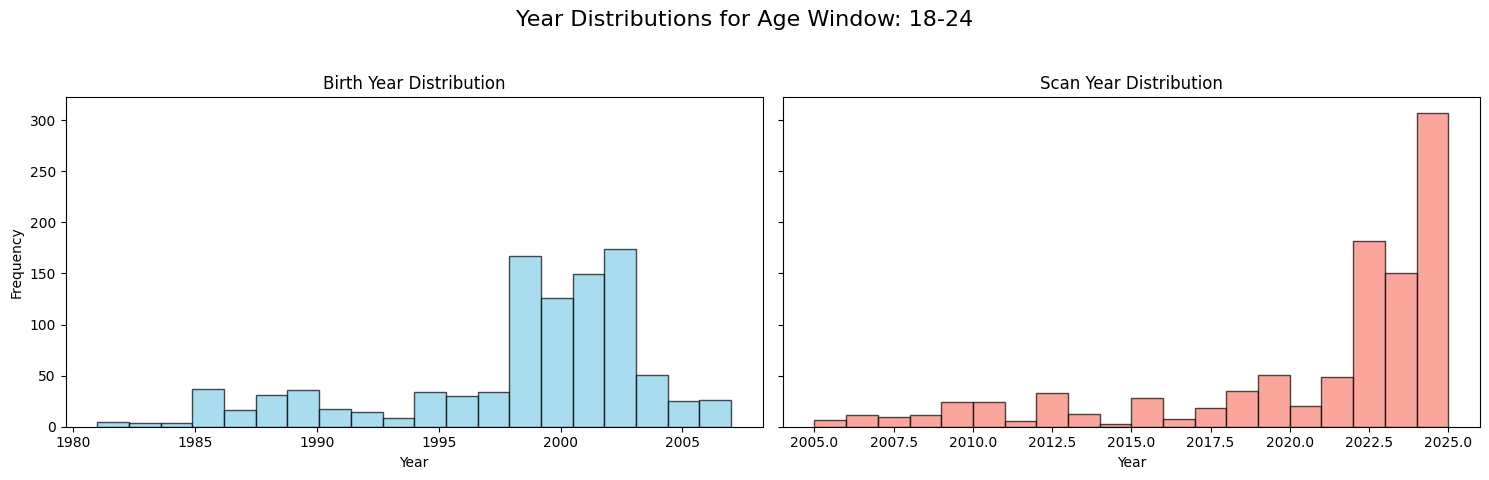
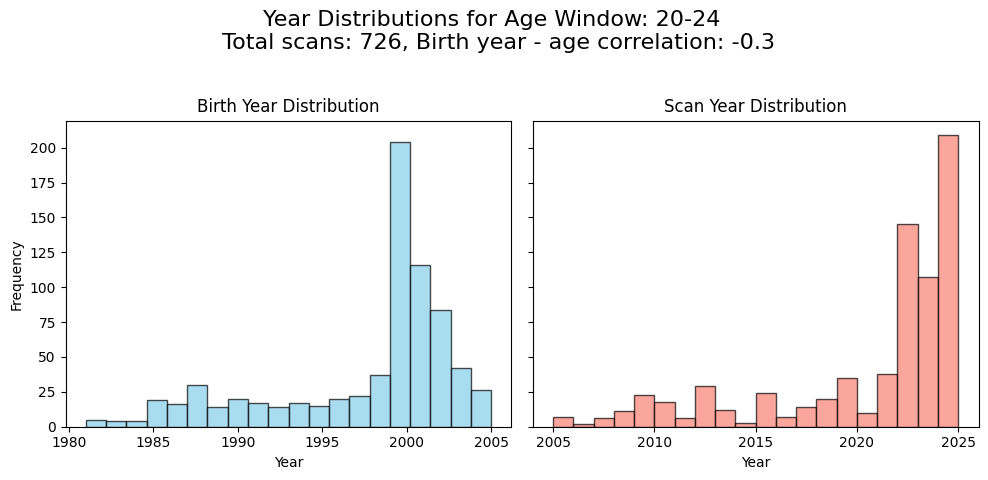
Code edit (unified diff) that turned the first committed figure into the second:
--- before
+++ after
@@ -3,10 +3,20 @@
     filtered_df = good_scans[(good_scans['age_in_years'] >= min_age) & (good_scans['age_in_years'] <= max_age)]
 
+    # remove duplicates based on subject_id
+    filtered_df = filtered_df.drop_duplicates(subset=['subject_id'], keep='first')
+
     print(f"Scans in age window {min_age}-{max_age}: {len(filtered_df)}")
+    print(f"Number of unique subjects: {filtered_df['subject_id'].nunique()}")
     print(f"birth year - age correlation: {filtered_df['age_in_years'].corr(filtered_df['birth_year'])}")
+    print(f"birth year range: {filtered_df['birth_year'].min()} to {filtered_df['birth_year'].max()}, total {filtered_df['birth_year'].max() - filtered_df['birth_year'].min()} years")
+
+    
     
     # Create a figure with 1 row and 2 columns
     fig, axes = plt.subplots(1, 2, figsize=(15, 5), sharey=True)
-    fig.suptitle(f'Year Distributions for Age Window: {min_age}-{max_age}', fontsize=16)
+    fig.suptitle(f'Year Distributions for Age Window: {min_age}-{max_age} \n Total scans: {filtered_df["subject_id"].nunique()}, Birth year - age correlation: {filtered_df["age_in_years"].corr(filtered_df["birth_year"]).round(2)}', fontsize=16)
+    # make each subplot less wide
+    fig.set_size_inches(10, 5)
+
 
     # Plot Birth Year in the first subplot
@@ -20,4 +30,6 @@
     axes[1].set_title('Scan Year Distribution')
     axes[1].set_xlabel('Year')
+    # xticks are int
+    axes[1].set_xticks(range(int(filtered_df['scan_year'].min()), int(filtered_df['scan_year'].max()) + 1, 5))
 
     plt.tight_layout(rect=[0, 0.03, 1, 0.95]) # Adjust layout to make room for the suptitle

Commit: more info about each window